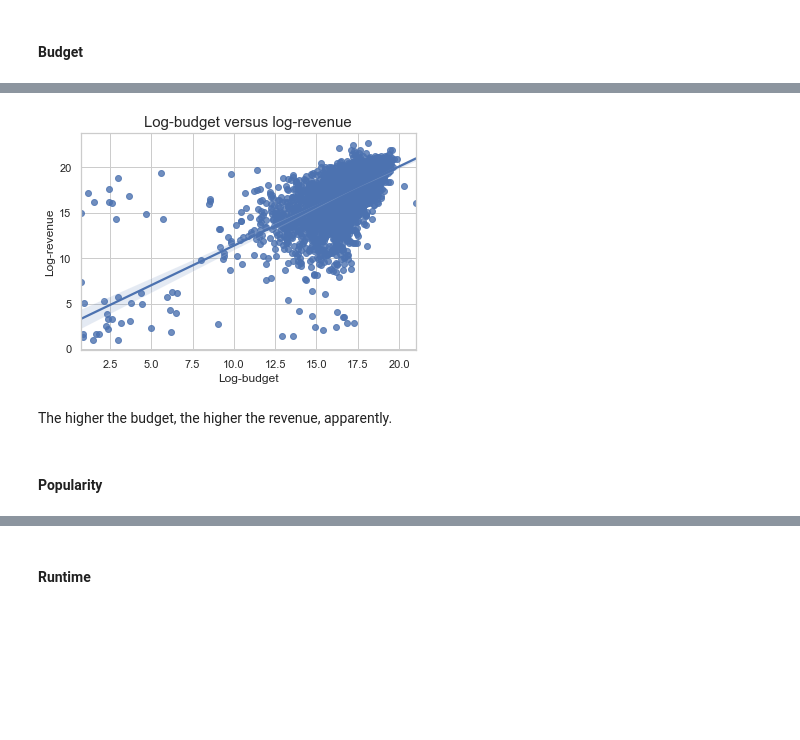
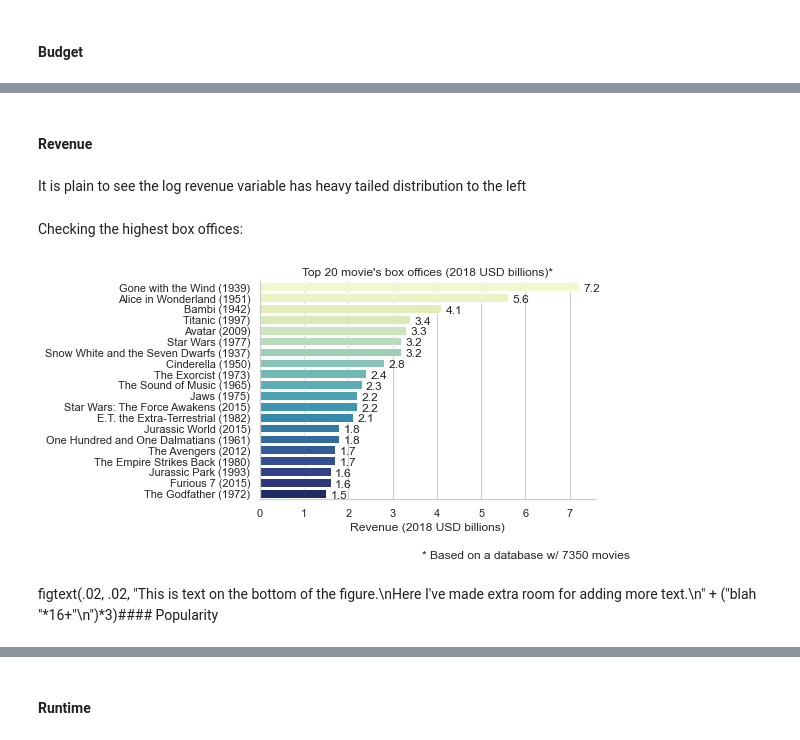
Before and after one commit to rstuckert3/movies_revenue_prediction, a Jupyter notebook: ML_project.ipynb, the cells around one changed output, grey strips where cells are left out. Drawn from its saved outputs; the diff is of its cells as text; code cells hidden in the pictures; blank space fills up the shorter version.

```diff
--- a/ML_project.ipynb
+++ b/ML_project.ipynb
@@ -643,12 +808,2 @@ plt.show()
-# %%
-ax = sns.regplot(x="ln_budget", y="ln_revenue", data=complete_df)
-ax.set_title("Log-budget versus log-revenue", fontsize = 15)
-ax.set_ylabel('Log-revenue')
-ax.set_xlabel('Log-budget')
-plt.show()
-# %% [output]
-[figure, removed]
-# %% [markdown]
-The higher the budget, the higher the revenue, apparently.
 # %% [markdown]
-#### Popularity
+#### Revenue
@@ -655,3 +815,50 @@ The higher the budget, the higher the revenue, apparently.
+# %% [markdown]
+It is plain to see the log revenue variable has heavy tailed distribution to the left
+# %% [markdown]
+Checking the highest box offices:
+# %%
+top_box_offices = complete_df
+top_box_offices['revenue_usd_bi'] = top_box_offices['revenue'].apply(lambda x: round(x / 1000000000, 1))
+top_box_offices['name_year'] = top_box_offices.apply(lambda x: x.original_title + " (" + str(x.year) + ")", axis = 1)
+top_box_offices = top_box_offices.nlargest(20, 'revenue_usd_bi').loc[:,['name_year', 'revenue_usd_bi']]
+
+def show_values_on_bars(axs, h_v="v", space=0.4):
+    def _show_on_single_plot(ax):
+        if h_v == "v":
+            for p in ax.patches:
+                _x = p.get_x() + p.get_width() / 2
+                _y = p.get_y() + p.get_height()
+                value = int(p.get_height())
+                ax.text(_x, _y, value, ha="center")
+        elif h_v == "h":
+            for p in ax.patches:
+                _x = p.get_x() + p.get_width() + float(space)
+                _y = p.get_y() + p.get_height()
+                value = p.get_width()
+                ax.text(_x, _y, value, ha="left")
+
+    if isinstance(axs, np.ndarray):
+        for idx, ax in np.ndenumerate(axs):
+            _show_on_single_plot(ax)
+    else:
+        _show_on_single_plot(axs)
+
+
+g = sns.barplot(x="revenue_usd_bi", y="name_year",
+            data = top_box_offices, orient = "h", palette = "YlGnBu")
+
+plt.title("Top 20 movie's box offices (2018 USD billions)*")
+plt.xlabel("Revenue (2018 USD billions)")
+plt.figtext(.5, -.08, "* Based on a database w/ 7350 movies")
+plt.ylabel("")
+sns.despine()
+
+
+show_values_on_bars(g, "h", 0.1)
+# %% [output]
+[figure, added]
+# %% [markdown]
+figtext(.02, .02, "This is text on the bottom of the figure.\nHere I've made extra room for adding more text.\n" + ("blah "*16+"\n")*3)#### Popularity
 # %%
 plt.figure(figsize=(16, 8))
 plt.subplot(1, 2, 1)
```
Also changed, not shown: parts of 70 cells of this notebook.
